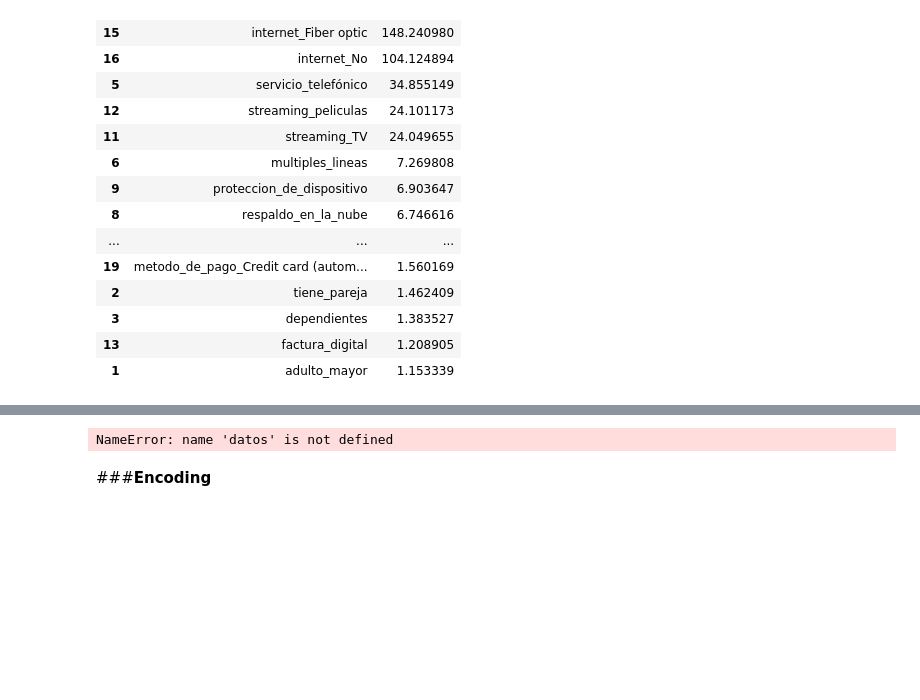
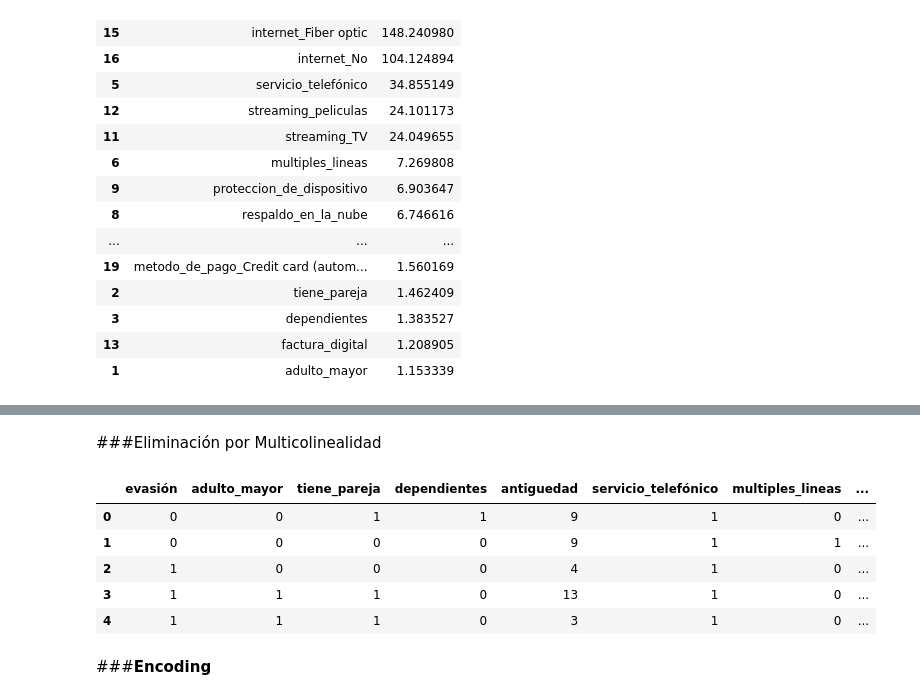
Before and after one commit to NicoPerotto/challenge2-data-science-LATAM-Parte-2, a Jupyter notebook: TelecomX_part2_LATAM.ipynb, the cells around one changed output, grey strips where cells are left out. Cells and saved outputs as stored; diff of their text form; code cells hidden in the pictures; blank space fills up the shorter version.

```diff
--- a/TelecomX_part2_LATAM.ipynb
+++ b/TelecomX_part2_LATAM.ipynb
@@ -181,5 +182,0 @@ display(vif_data.sort_values(by='VIF', ascending=False))
-# %%
-# Verificar correlación entre posibles columnas redundantes
-datos[['cargo_mensual', 'cargo_total', 'cargo_diario']].corr()
-# %% [output]
-NameError: name 'datos' is not defined
@@ -195,3 +183,18 @@ datos = datos.dropna(subset=['Churn'])
+# %% [markdown]
+###Eliminación por Multicolinealidad
+# %%
+# Eliminamos las últimas columnas de alto VIF para dejar el modelo estable
+ultimas_cols_vif = ['cargo_mensual', 'internet_Fiber optic', 'internet_No']
+df_encoded = df_encoded.drop(columns=ultimas_cols_vif, errors='ignore')
+df_encoded = df_encoded.astype(int)
+df_encoded.head()
+# %% [output]
+|  | evasión | adulto_mayor | tiene_pareja | dependientes | antiguedad | servicio_telefónico | multiples_lineas | ... |
+| 0 | 0 | 0 | 1 | 1 | 9 | 1 | 0 | ... |
+| 1 | 0 | 0 | 0 | 0 | 9 | 1 | 1 | ... |
+| 2 | 1 | 0 | 0 | 0 | 4 | 1 | 0 | ... |
+| 3 | 1 | 1 | 1 | 0 | 13 | 1 | 0 | ... |
+| 4 | 1 | 1 | 1 | 0 | 3 | 1 | 0 | ... |
 # %% [markdown]
 ###**Encoding**
 # %%
```
Also changed, not shown: parts of 5 cells of this notebook.
